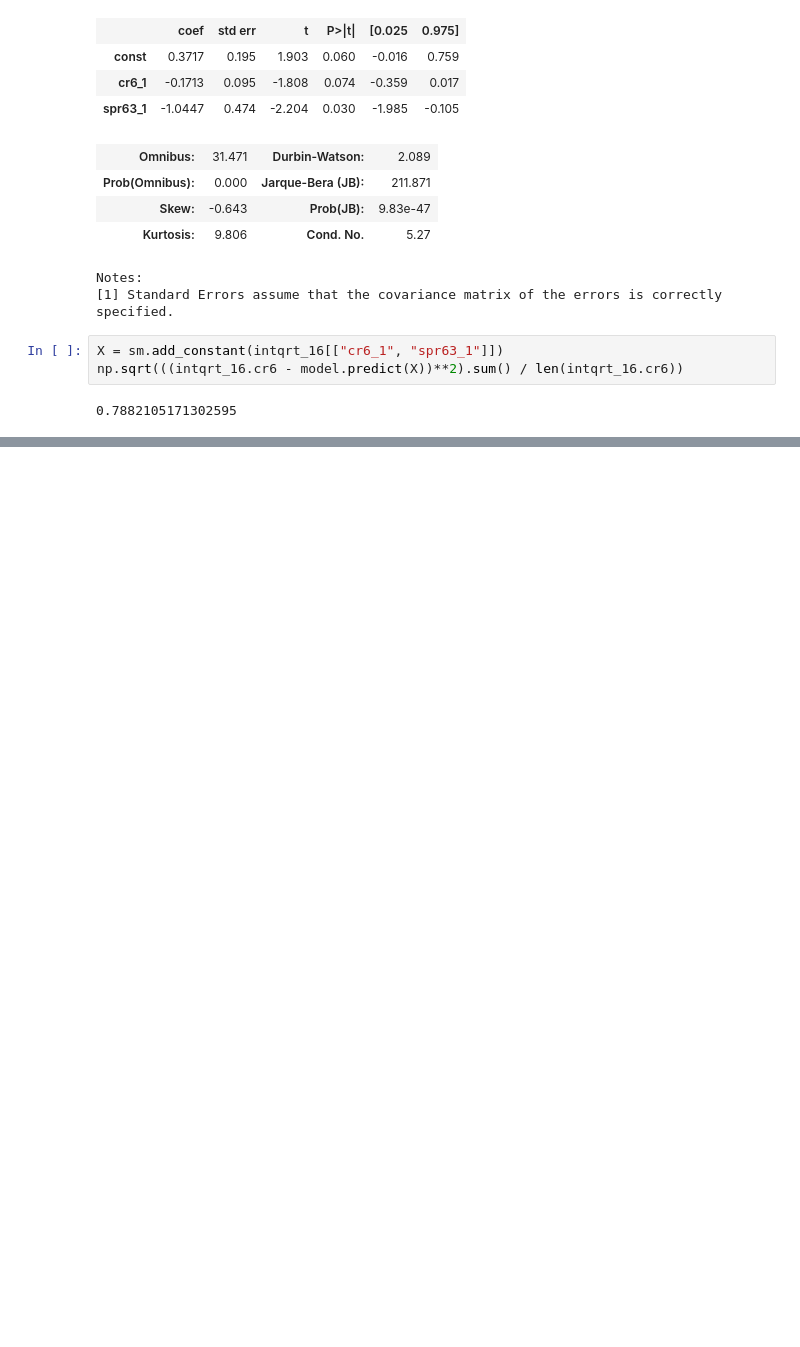
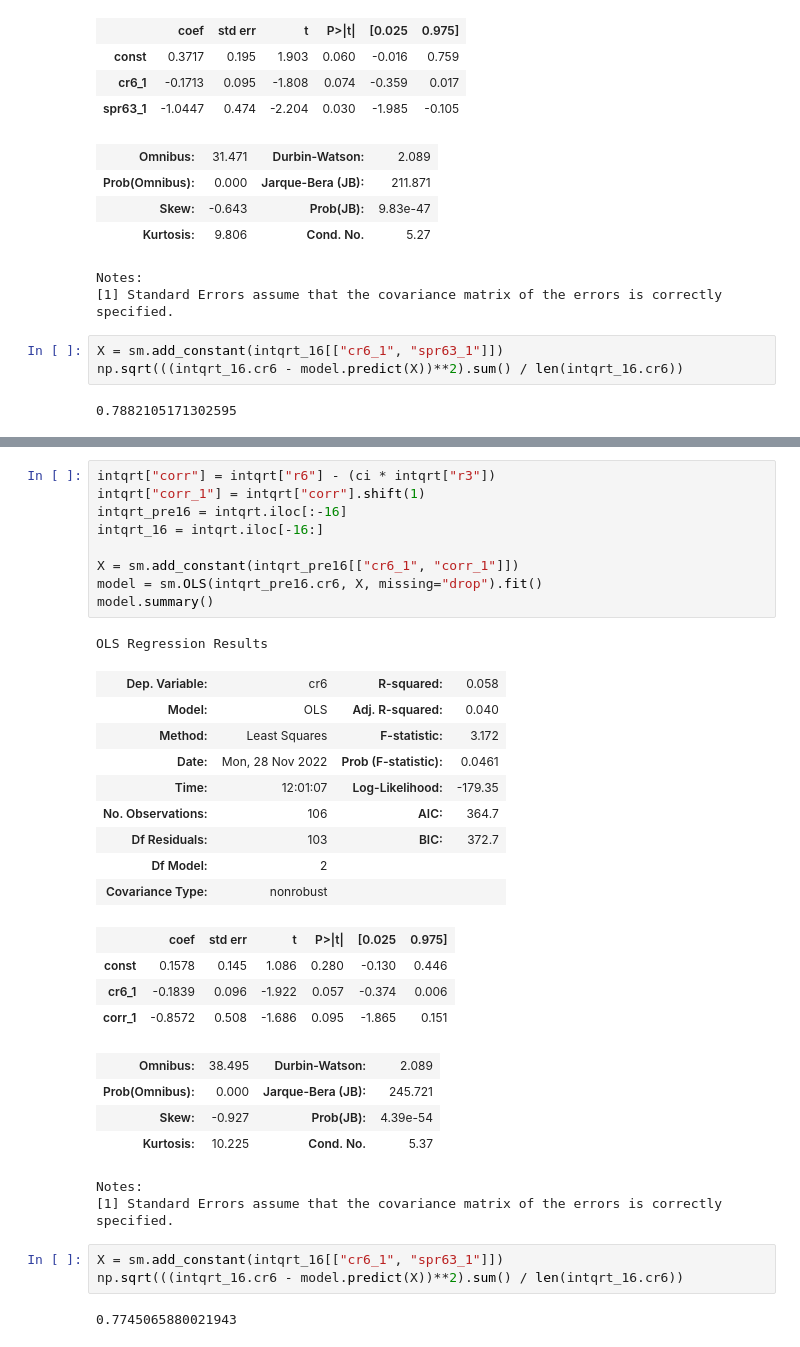
Before and after one commit to systemchalk/wooldridge_workbook, a Jupyter notebook: ch18.ipynb, the cells around one changed output, grey strips where cells are left out. Saved outputs shown, nothing was run; the diff lists cells and outputs as text; blank space fills up the shorter version.

```diff
--- a/ch18.ipynb
+++ b/ch18.ipynb
@@ -817,0 +844,35 @@ np.sqrt(((intqrt_16.cr6 - model.predict(X))**2).sum() / len(intqrt_16.cr6))
+# %%
+intqrt["corr"] = intqrt["r6"] - (ci * intqrt["r3"])
+intqrt["corr_1"] = intqrt["corr"].shift(1)
+intqrt_pre16 = intqrt.iloc[:-16]
+intqrt_16 = intqrt.iloc[-16:]
+
+X = sm.add_constant(intqrt_pre16[["cr6_1", "corr_1"]])
+model = sm.OLS(intqrt_pre16.cr6, X, missing="drop").fit()
+model.summary()
+# %% [output]
+OLS Regression Results
+| Dep. Variable: | cr6 | R-squared: | 0.058 |
+| Model: | OLS | Adj. R-squared: | 0.040 |
+| Method: | Least Squares | F-statistic: | 3.172 |
+| Date: | Mon, 28 Nov 2022 | Prob (F-statistic): | 0.0461 |
+| Time: | 12:01:07 | Log-Likelihood: | -179.35 |
+| No. Observations: | 106 | AIC: | 364.7 |
+| Df Residuals: | 103 | BIC: | 372.7 |
+| Df Model: | 2 |  |  |
+| Covariance Type: | nonrobust |  |  |
+|  | coef | std err | t | P>|t| | [0.025 | 0.975] |
+| const | 0.1578 | 0.145 | 1.086 | 0.280 | -0.130 | 0.446 |
+| cr6_1 | -0.1839 | 0.096 | -1.922 | 0.057 | -0.374 | 0.006 |
+| corr_1 | -0.8572 | 0.508 | -1.686 | 0.095 | -1.865 | 0.151 |
+| Omnibus: | 38.495 | Durbin-Watson: | 2.089 |
+| Prob(Omnibus): | 0.000 | Jarque-Bera (JB): | 245.721 |
+| Skew: | -0.927 | Prob(JB): | 4.39e-54 |
+| Kurtosis: | 10.225 | Cond. No. | 5.37 |
+Notes:
+[1] Standard Errors assume that the covariance matrix of the errors is correctly specified.
+# %%
+X = sm.add_constant(intqrt_16[["cr6_1", "spr63_1"]])
+np.sqrt(((intqrt_16.cr6 - model.predict(X))**2).sum() / len(intqrt_16.cr6))
+# %% [output]
+0.7745065880021943
```
Also changed, not shown: parts of 33 cells of this notebook.
